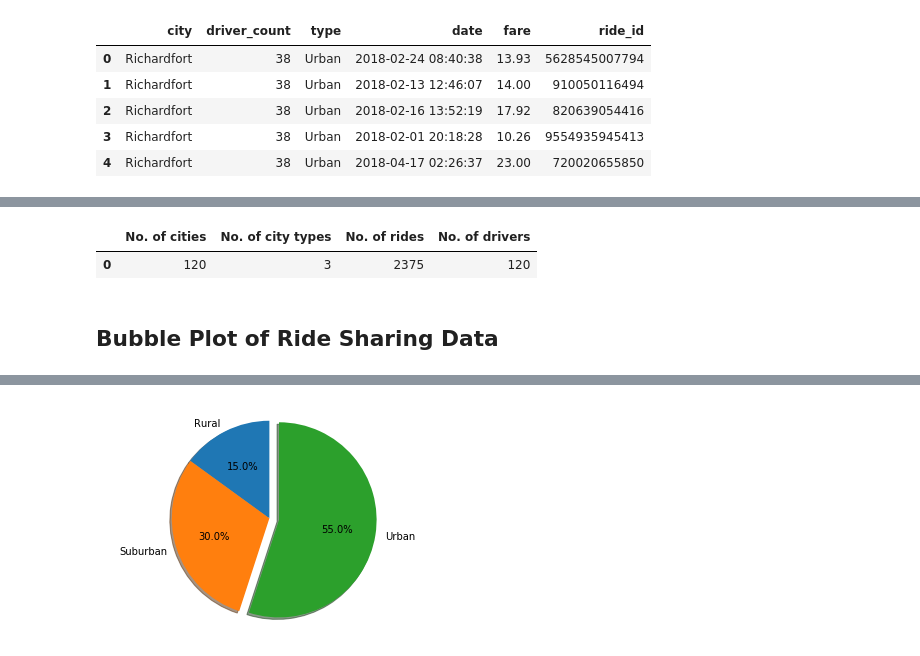
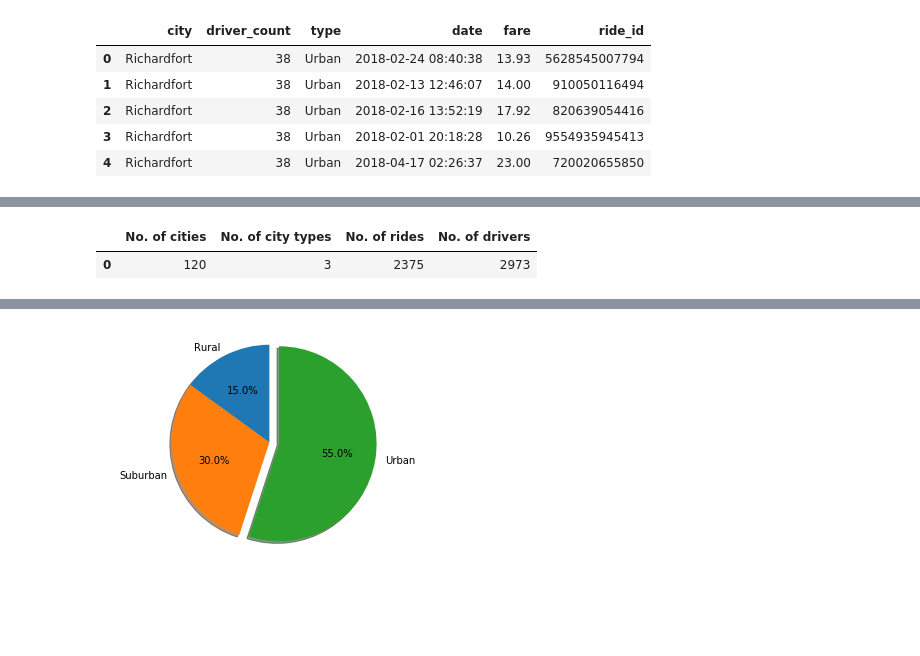
Before and after one commit to rochiecuevas/Pyber, a Jupyter notebook: pyber_starter.ipynb, the cells around one changed output, grey strips where cells are left out. Saved outputs shown, nothing was run; the diff lists cells and outputs as text; code cells hidden in the pictures; blank space fills up the shorter version.

```diff
--- a/pyber_starter.ipynb
+++ b/pyber_starter.ipynb
@@ -31,29 +44,27 @@ ride_df.head()
 # %%
 # Get the city types and the city names
 city_type = ride_df["type"].unique()
 city = ride_df["city"].unique()
 
 # Get initial data about the cities
 city_count = len(city) # number of cities
 city_type_count = len(city_type) # number of city types
 
 # create a groupby object to get summary data
 city_grped = ride_df.groupby(["city","type"])
 
 no_rides = city_grped["ride_id"].count() # number of rides per city
 ride_count = no_rides.sum()
 
 no_drivers = city_grped["driver_count"].mean() # number of drivers per city
-driver_count = no_drivers.count()
+driver_count = no_drivers.sum()
 
 # Summary table
 summary = pd.DataFrame({"No. of cities": [city_count],
                         "No. of city types": [city_type_count],
                         "No. of rides": [ride_count],
                         "No. of drivers": [driver_count]})
 summary
 # %% [output]
 |  | No. of cities | No. of city types | No. of rides | No. of drivers |
-| 0 | 120 | 3 | 2375 | 120 |
+| 0 | 120 | 3 | 2375 | 2973 |
-# %% [markdown]
-## Bubble Plot of Ride Sharing Data
```
Also changed, not shown: parts of 20 cells of this notebook, 1 other file.
